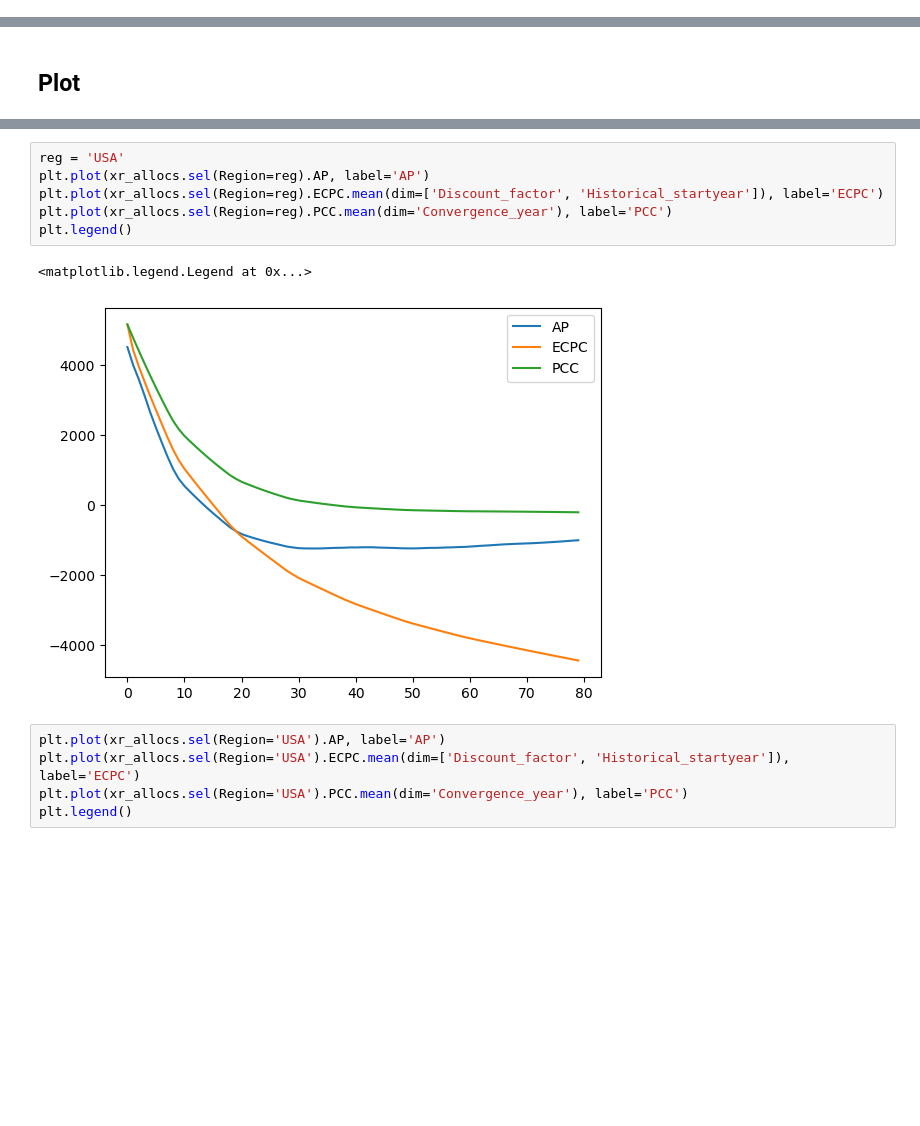
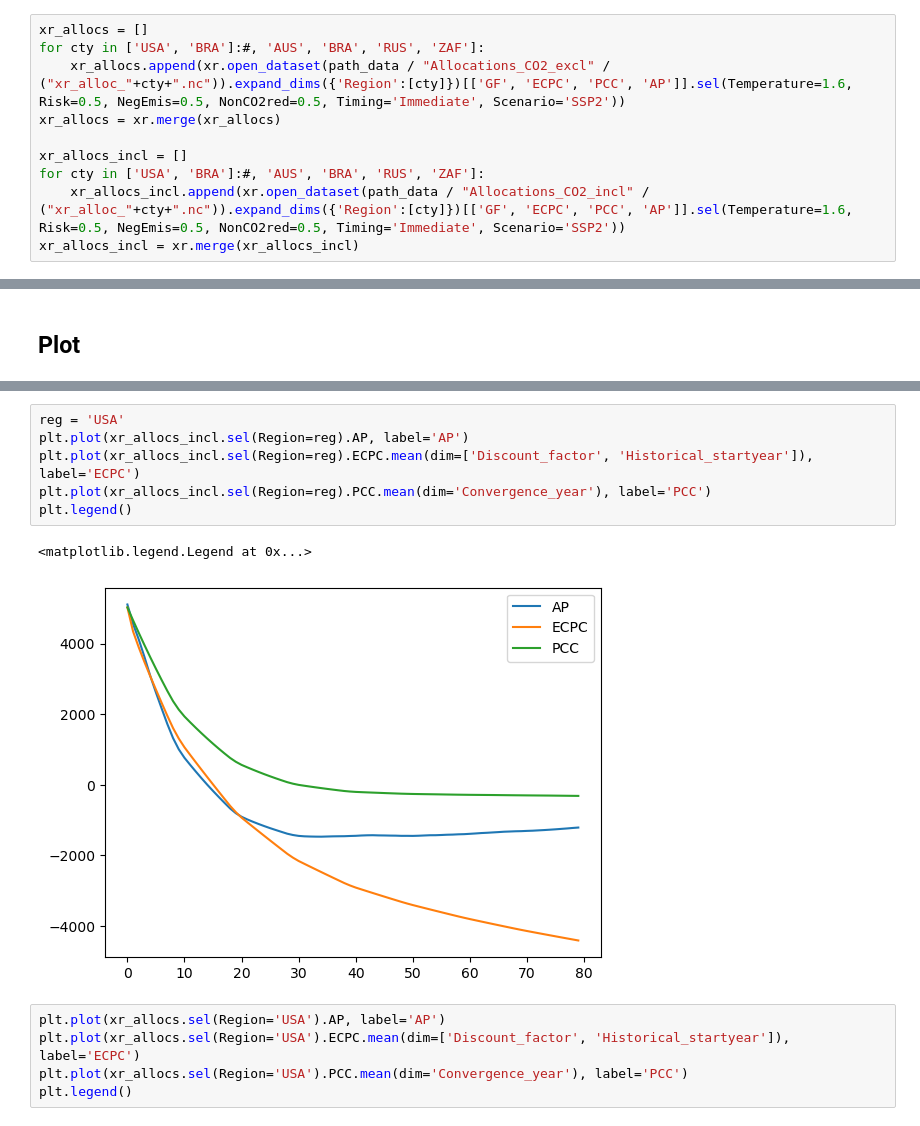
Before and after one commit to imagepbl/effort-sharing, a Jupyter notebook: Plotting/NZreport/Figure_reductions.ipynb, the cells around one changed output, grey strips where cells are left out. Saved outputs shown, nothing was run; the diff lists cells and outputs as text; blank space fills up the shorter version.

Commit message:
Fixed the data exports to deal with lulucf

```diff
--- a/Plotting/NZreport/Figure_reductions.ipynb
+++ b/Plotting/NZreport/Figure_reductions.ipynb
@@ -27,3 +27,13 @@ all_regions_iso = np.load(path_data / "all_regions.npy")
 all_regions_names = np.load(path_data / "all_regions_names.npy")
 all_countries_iso = np.load(path_data / "all_countries.npy", allow_pickle=True)
 all_countries_names = np.load(path_data / "all_countries_names.npy", allow_pickle=True)
+# %%
+xr_allocs = []
+for cty in ['USA', 'BRA']:#, 'AUS', 'BRA', 'RUS', 'ZAF']:
+    xr_allocs.append(xr.open_dataset(path_data / "Allocations_CO2_excl" / ("xr_alloc_"+cty+".nc")).expand_dims({'Region':[cty]})[['GF', 'ECPC', 'PCC', 'AP']].sel(Temperature=1.6, Risk=0.5, NegEmis=0.5, NonCO2red=0.5, Timing='Immediate', Scenario='SSP2'))
+xr_allocs = xr.merge(xr_allocs)
+
+xr_allocs_incl = []
+for cty in ['USA', 'BRA']:#, 'AUS', 'BRA', 'RUS', 'ZAF']:
+    xr_allocs_incl.append(xr.open_dataset(path_data / "Allocations_CO2_incl" / ("xr_alloc_"+cty+".nc")).expand_dims({'Region':[cty]})[['GF', 'ECPC', 'PCC', 'AP']].sel(Temperature=1.6, Risk=0.5, NegEmis=0.5, NonCO2red=0.5, Timing='Immediate', Scenario='SSP2'))
+xr_allocs_incl = xr.merge(xr_allocs_incl)
@@ -37,12 +138,12 @@ xr_allocs = xr.merge(xr_allocs)
 # %%
 reg = 'USA'
-plt.plot(xr_allocs.sel(Region=reg).AP, label='AP')
-plt.plot(xr_allocs.sel(Region=reg).ECPC.mean(dim=['Discount_factor', 'Historical_startyear']), label='ECPC')
-plt.plot(xr_allocs.sel(Region=reg).PCC.mean(dim='Convergence_year'), label='PCC')
+plt.plot(xr_allocs_incl.sel(Region=reg).AP, label='AP')
+plt.plot(xr_allocs_incl.sel(Region=reg).ECPC.mean(dim=['Discount_factor', 'Historical_startyear']), label='ECPC')
+plt.plot(xr_allocs_incl.sel(Region=reg).PCC.mean(dim='Convergence_year'), label='PCC')
 plt.legend()
 # %% [output]
 <matplotlib.legend.Legend at 0x...>
-[figure, old version]
+[figure, new version]
 # %%
 plt.plot(xr_allocs.sel(Region='USA').AP, label='AP')
 plt.plot(xr_allocs.sel(Region='USA').ECPC.mean(dim=['Discount_factor', 'Historical_startyear']), label='ECPC')
```
Also changed, not shown: parts of 6 cells of this notebook, 3 other files.
